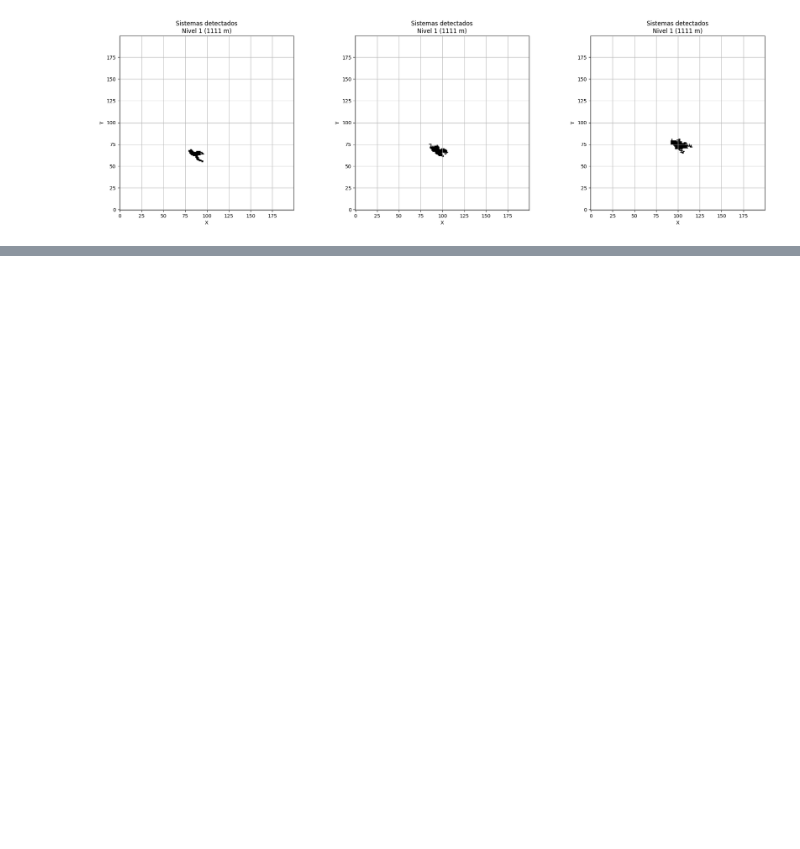
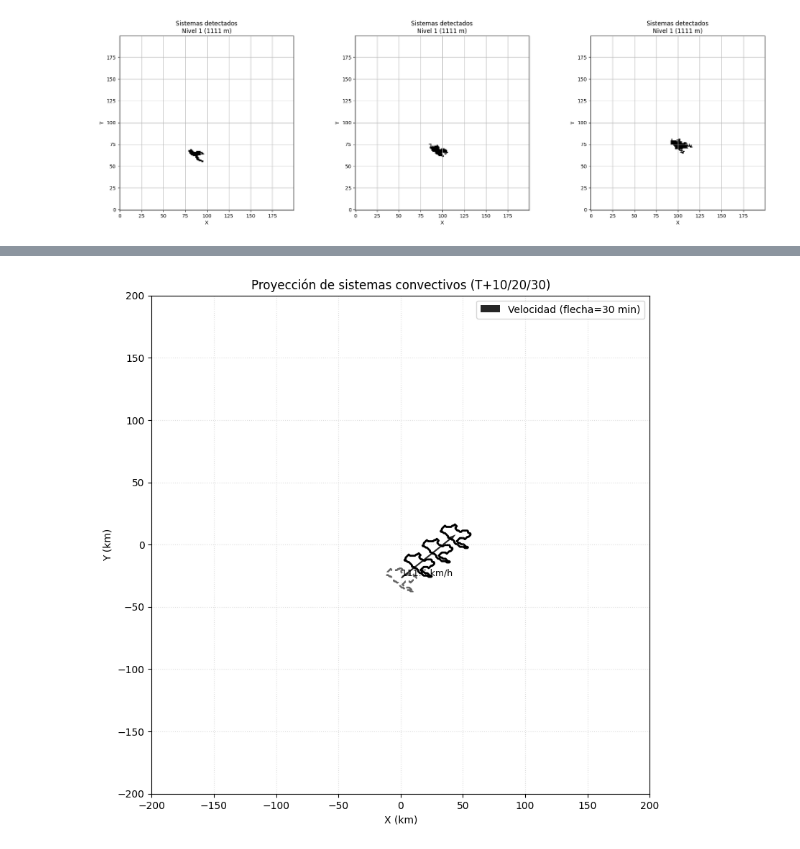
Before and after one commit to Thomas0204/Ploteo-Acumulados, a Jupyter notebook: traking/tracking_prueba_thomi_v1.ipynb, the cells around one changed output, grey strips where cells are left out. Saved outputs shown, nothing was run; the diff lists cells and outputs as text; code cells hidden in the pictures; blank space fills up the shorter version.

```diff
--- a/traking/tracking_prueba_thomi_v1.ipynb
+++ b/traking/tracking_prueba_thomi_v1.ipynb
@@ -604,0 +748,94 @@ def visualizar_deteccion_multiumbral(dbz_slice, systems_multi, systems_final,
+# %%
+def plot_forecast_multi(
+    systems_now,
+    velocity_history,
+    horizons_minutes=(10, 20, 30),
+    extent_km=200,
+    title="Proyección de sistemas (T+10/20/30)"
+):
+    import math
+    import matplotlib.pyplot as plt
+    from matplotlib.collections import PatchCollection
+    from matplotlib.patches import Polygon as MplPolygon
+
+    # --- helper interno: acepta shapely.Point o (x, y) ---
+    def _xy_from_centroid(c):
+        # shapely Point
+        if hasattr(c, "x") and hasattr(c, "y"):
+            return c.x, c.y
+        # tupla/lista
+        if isinstance(c, (tuple, list)) and len(c) == 2:
+            return float(c[0]), float(c[1])
+        raise ValueError("Centroide no reconocido (esperado shapely.Point o (x, y)).")
+
+    fig, ax = plt.subplots(figsize=(9,9))
+
+    # T0 actual
+    patches_now = []
+    for s in systems_now:
+        geom = s.get("geometry")
+        if geom is None or geom.is_empty:
+            continue
+        patches_now.append(MplPolygon(list(geom.exterior.coords), closed=True))
+    if patches_now:
+        pc_now = PatchCollection(
+            patches_now, facecolor="none", edgecolor="0.4",
+            linewidths=1.8, linestyles="--", label="T0 actual"
+        )
+        ax.add_collection(pc_now)
+
+    # Para cada horizonte, pronosticar y dibujar
+    for m in horizons_minutes:
+        systems_fc = pronosticar_posiciones_etitan(
+            systems_now, velocity_history, forecast_minutes=m
+        )
+        patches_fc = []
+        for sf in systems_fc:
+            geomf = sf.get("geometry")
+            if geomf is None or geomf.is_empty:
+                continue
+            patches_fc.append(MplPolygon(list(geomf.exterior.coords), closed=True))
+        if patches_fc:
+            pc_fc = PatchCollection(
+                patches_fc, facecolor="none", linewidths=2.0, label=f"T+{m} min"
+            )
+            ax.add_collection(pc_fc)
+
+    # Flechas de velocidad desde T0
+    if velocity_history:
+        U, V, X, Y = [], [], [], []
+        for s in systems_now:
+            sid = s.get("id")
+            if sid in velocity_history:
+                vx, vy = velocity_history[sid]  # km/h
+                cx, cy = _xy_from_centroid(s["centroid"])
+                escala_min = 30.0  # flecha = desplazamiento en 30 min
+                U.append(vx * (escala_min/60.0))
+                V.append(vy * (escala_min/60.0))
+                X.append(cx); Y.append(cy)
+                speed = math.hypot(vx, vy)
+                ax.text(cx, cy, f"{speed:.1f} km/h", fontsize=9, ha="left", va="bottom")
+        if X:
+            ax.quiver(X, Y, U, V, angles="xy", scale_units="xy", scale=1.0,
+                      width=0.003, alpha=0.85, label="Velocidad (flecha=30 min)")
+
+    ax.set_aspect("equal", adjustable="box")
+    ax.set_xlim(-extent_km, extent_km)
+    ax.set_ylim(-extent_km, extent_km)
+    ax.grid(True, linestyle=":", alpha=0.4)
+    ax.set_xlabel("X (km)")
+    ax.set_ylabel("Y (km)")
+    ax.set_title(title)
+    ax.legend(loc="upper right")
+    plt.show()
+
+# === Llamada multi-horizonte ===
+plot_forecast_multi(
+    systems_now=systems_t2,
+    velocity_history=velocity_history,
+    horizons_minutes=(10, 20, 30),
+    extent_km=200,
+    title="Proyección de sistemas convectivos (T+10/20/30)"
+)
+# %% [output]
+[figure, added]
```
Also changed, not shown: parts of 7 cells of this notebook, 1 other file.
